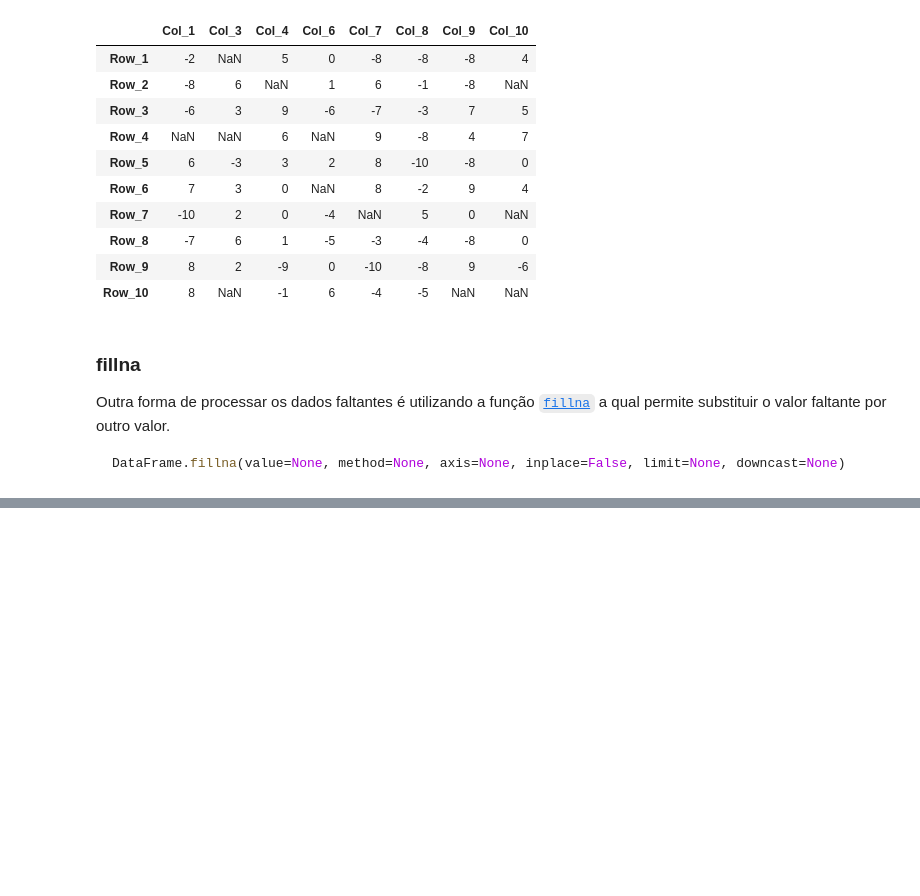
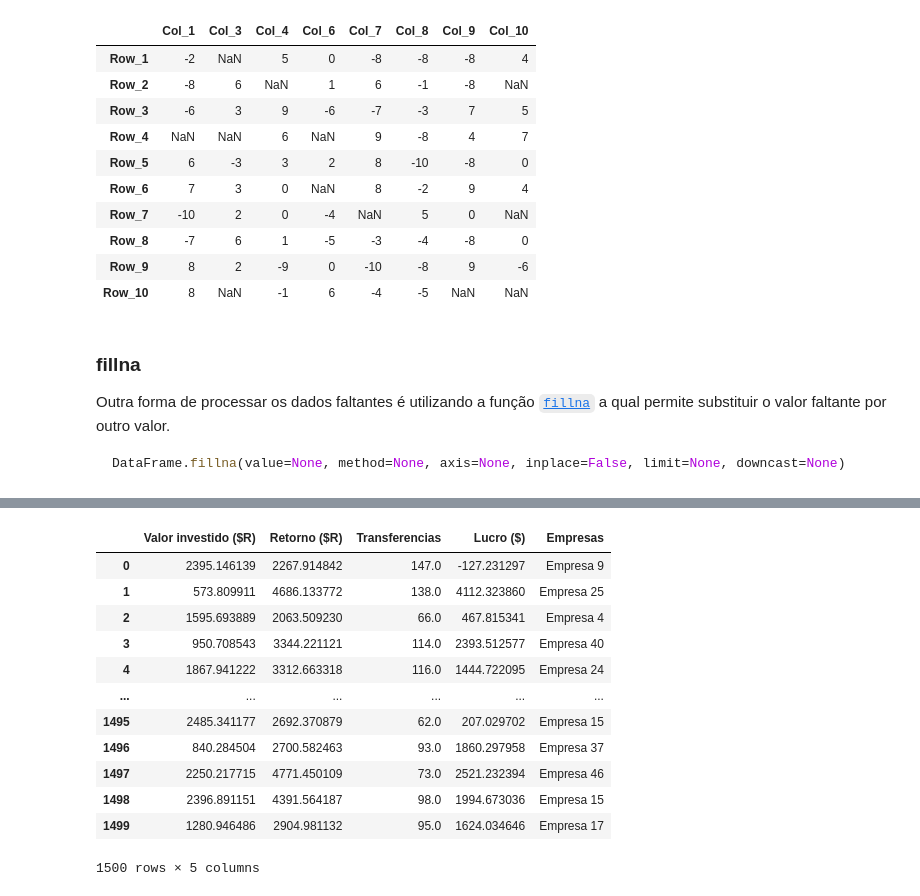
Before and after one commit to FernanMartinez/Curso_Python_Basico, a Jupyter notebook: Aula 12 Pandas/Aula 12. Pandas.ipynb, the cells around one changed output, grey strips where cells are left out. Drawn from its saved outputs; the diff is of its cells as text; code cells hidden in the pictures; blank space fills up the shorter version.

```diff
--- a/Aula 12 Pandas/Aula 12. Pandas.ipynb
+++ b/Aula 12 Pandas/Aula 12. Pandas.ipynb
@@ -656,0 +696,30 @@ memory usage: 67.5+ KB
+# %%
+# Para entender o funcionamento da função groupby vamos a criar uma matrix de dados
+n = 1500
+np.random.seed(100)
+empresas = [f"Empresa {np.random.randint(1, 51)}" for _ in range(n)]
+valor_investido = [np.random.uniform(500, 3500) for _ in range(n)]
+retorno = [np.random.uniform(2000, 5000) for _ in range(n)]
+transferencias = [np.random.randint(50, 150) for _ in range(n)]
+matriz = np.c_[valor_investido, retorno, transferencias]
+colum = "Valor investido ($R), Retorno ($R), Transferencias".split(", ")
+#-----------------------------------------------------------------------
+# Criação do DataFrame
+data_frame_groupby = pd.DataFrame(data=matriz, columns=colum )
+data_frame_groupby["Lucro ($)"] = data_frame_groupby["Retorno ($R)"] - data_frame_groupby["Valor investido ($R)"]
+data_frame_groupby["Empresas"] = empresas
+data_frame_groupby
+# %% [output]
+|  | Valor investido ($R) | Retorno ($R) | Transferencias | Lucro ($) | Empresas |
+| 0 | 2395.146139 | 2267.914842 | 147.0 | -127.231297 | Empresa 9 |
+| 1 | 573.809911 | 4686.133772 | 138.0 | 4112.323860 | Empresa 25 |
+| 2 | 1595.693889 | 2063.509230 | 66.0 | 467.815341 | Empresa 4 |
+| 3 | 950.708543 | 3344.221121 | 114.0 | 2393.512577 | Empresa 40 |
+| 4 | 1867.941222 | 3312.663318 | 116.0 | 1444.722095 | Empresa 24 |
+| ... | ... | ... | ... | ... | ... |
+| 1495 | 2485.341177 | 2692.370879 | 62.0 | 207.029702 | Empresa 15 |
+| 1496 | 840.284504 | 2700.582463 | 93.0 | 1860.297958 | Empresa 37 |
+| 1497 | 2250.217715 | 4771.450109 | 73.0 | 2521.232394 | Empresa 46 |
+| 1498 | 2396.891151 | 4391.564187 | 98.0 | 1994.673036 | Empresa 15 |
+| 1499 | 1280.946486 | 2904.981132 | 95.0 | 1624.034646 | Empresa 17 |
+1500 rows × 5 columns
```
Also changed, not shown: parts of 58 cells of this notebook, 4 other files.
